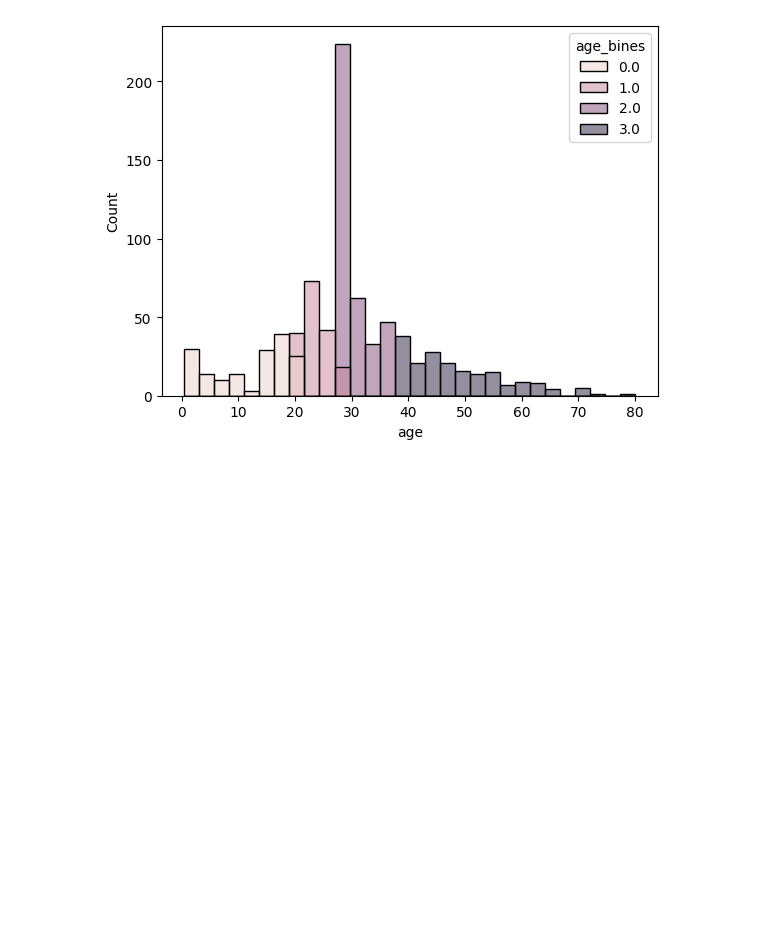
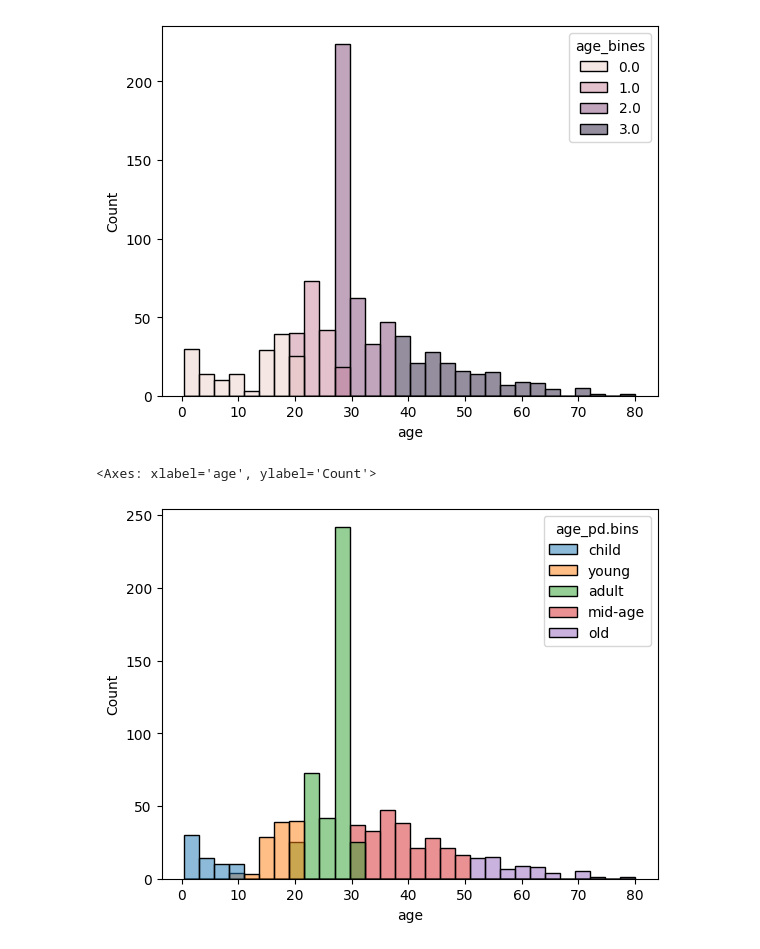
Before and after one commit to MotsimAslam/Pandas-Practice, a Jupyter notebook: Machine Learning/07_discretization.ipynb, the cells around one changed output. Cells and saved outputs as stored; diff of their text form; code cells hidden in the pictures; blank space fills up the shorter version.

```diff
--- a/Machine Learning/07_discretization.ipynb
+++ b/Machine Learning/07_discretization.ipynb
@@ -70,3 +71,14 @@ sns.histplot(df, x='age', hue='age_bines')
 # %% [output]
 <Axes: xlabel='age', ylabel='Count'>
 [figure]
+# %%
+# Lets do the same thing in Pandas
+    #d define the bins
+bines = [0,10,20,30,50,80]
+lables=['child', 'young', 'adult', 'mid-age', 'old']
+df['age_pd.bins']=pd.cut(df['age'],bins=bines,labels=lables)
+
+sns.histplot(df, x='age', hue='age_pd.bins')
+# %% [output]
+<Axes: xlabel='age', ylabel='Count'>
+[figure, added]
```
Also changed, not shown: parts of 2 cells of this notebook, 3 other files.
